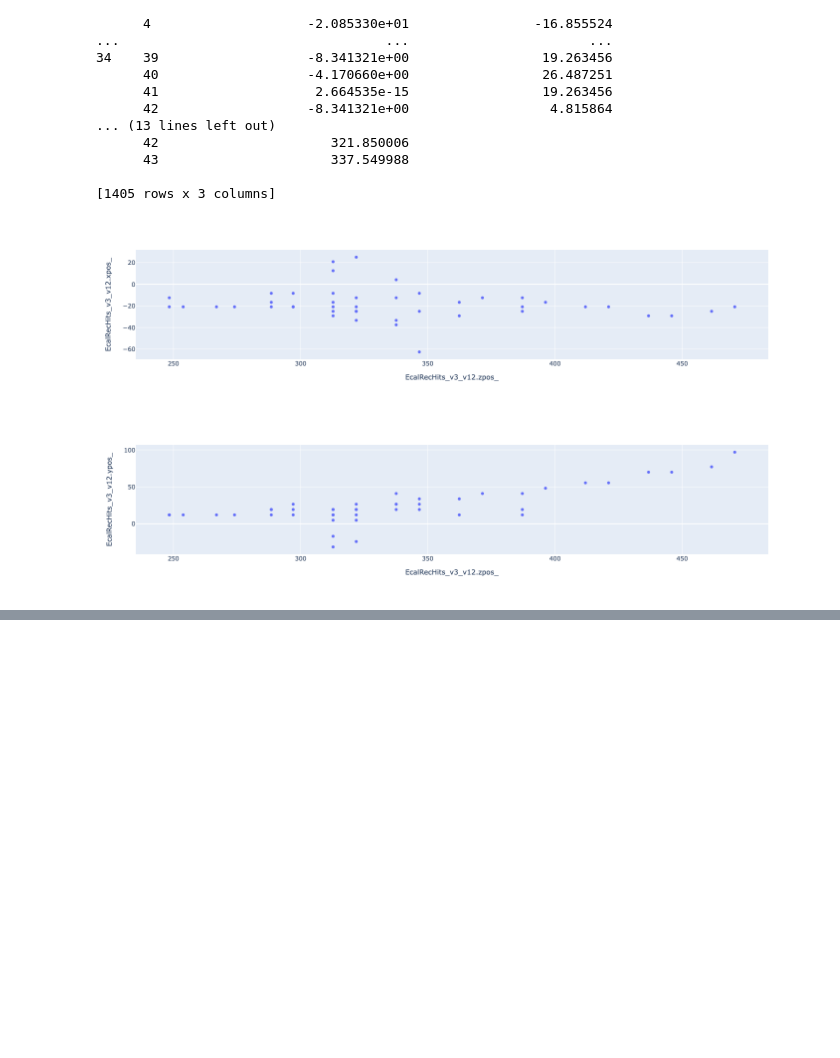
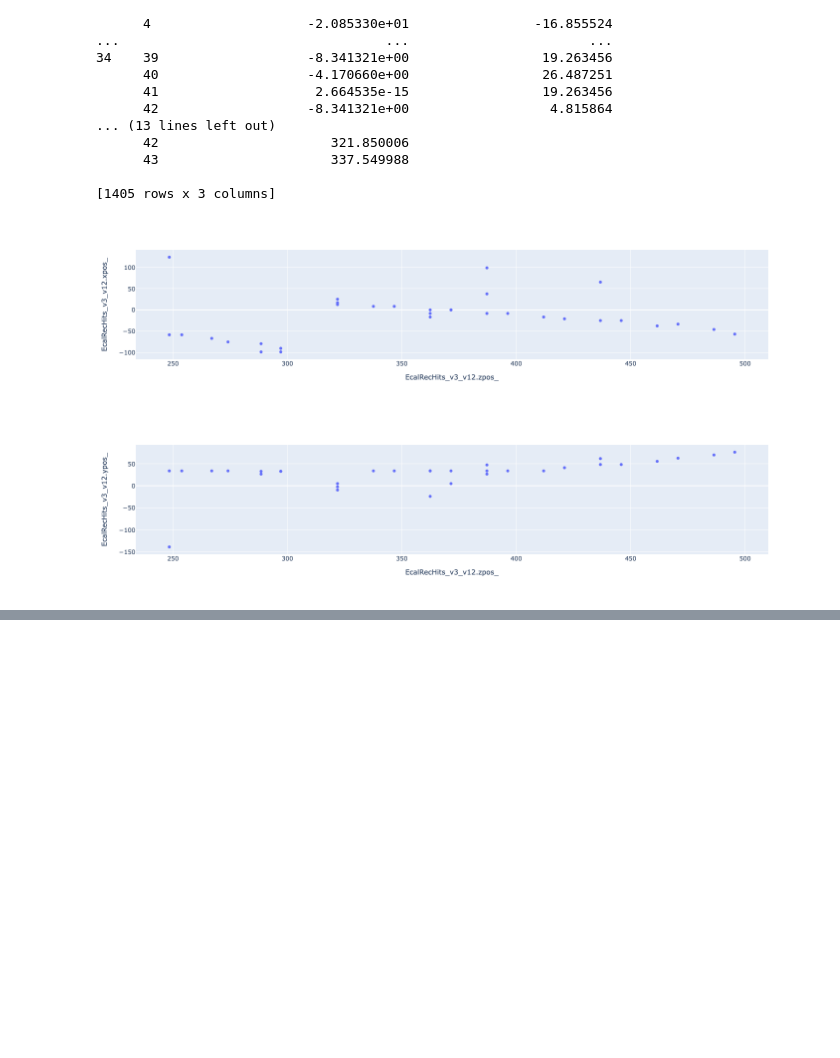
Before and after one commit to pbutti/ldmx_notebooks, a Jupyter notebook: MIPTrackingExample.ipynb, the cells around one changed output, grey strips where cells are left out. Saved outputs shown, nothing was run; the diff lists cells and outputs as text; code cells hidden in the pictures; blank space fills up the shorter version.

```diff
--- a/MIPTrackingExample.ipynb
+++ b/MIPTrackingExample.ipynb
@@ -39,7 +39,7 @@ entry subentry
 import plotly.graph_objects as go
 from plotly.subplots import make_subplots
 
-eventNr = 1
+eventNr = 3
 ecal_rec_hits_flat = ecal_rec_hits_flat[ecal_rec_hits_flat["entry"] == eventNr]
 
 
@@ -65,32 +65,32 @@ fig = ecal_rec_hits_flat.plot.scatter(x="EcalRecHits_v3_v12.zpos_",y="EcalRecHit
 #fig.update_yaxes(range=[-100, 100])
 fig.show()
 
 fig = ecal_rec_hits_flat.plot.scatter(x="EcalRecHits_v3_v12.zpos_",y="EcalRecHits_v3_v12.ypos_")
 #fig.update_xaxes(range=[200, 700])
 #fig.update_yaxes(range=[-100, 100])
 #fig.update_traces(marker_size = 4)
 #fig.add_trace(trace1)
 fig.show()
 
 fig = px.scatter_3d(ecal_rec_hits_flat, x='EcalRecHits_v3_v12.xpos_', y='EcalRecHits_v3_v12.ypos_', z='EcalRecHits_v3_v12.zpos_',width = 800, height = 800)
 #fig.update_layout(autosize=False,margin=dict(l=0, r=0, b=0, t=0))
 #fig.update_traces(marker_size = 4)
 
 #fig.update_xaxes(range=[200, 700])
 #fig.update_yaxes(range=[-100, 100])
 
 
 #fig.update_layout(
 #    scene = dict(
 #        xaxis = dict(nticks=6, range=[200,700],),
 #                     yaxis = dict(nticks=10, range=[-100,100],),
 #                     zaxis = dict(nticks=10, range=[-100,100],),),
 #    autosize=False,
 #    margin=dict(r=20, l=10, b=10, t=10))
 
 
 
 fig.show()
 # %% [output]
-[figure, old version]
+[figure, new version]
-[figure, old version]
+[figure, new version]
@@ -98,3 +97,4 @@ fig.show()
+[figure, added]
 # %%
 #print the input for the IPOL paper
 #https://www.ipol.im/pub/art/2017/208/?utm_source=doi
```
Also changed, not shown: parts of 3 cells of this notebook.
